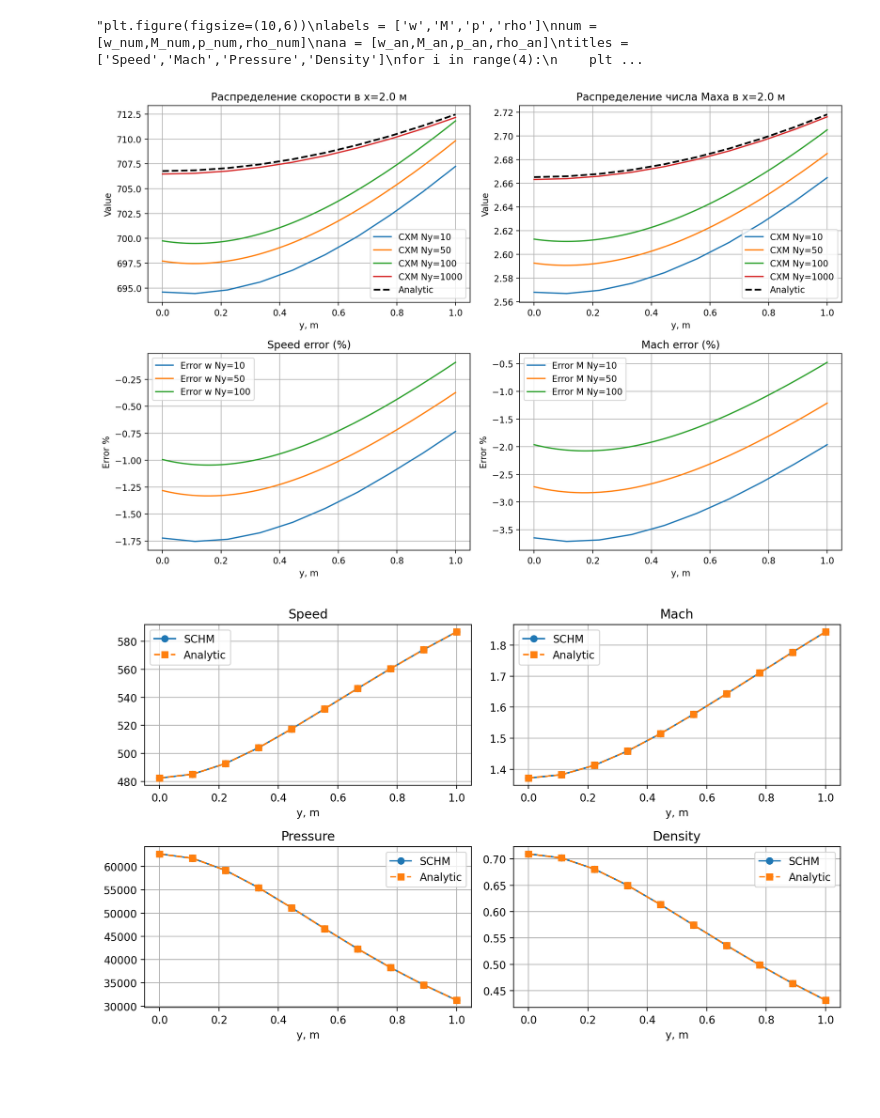
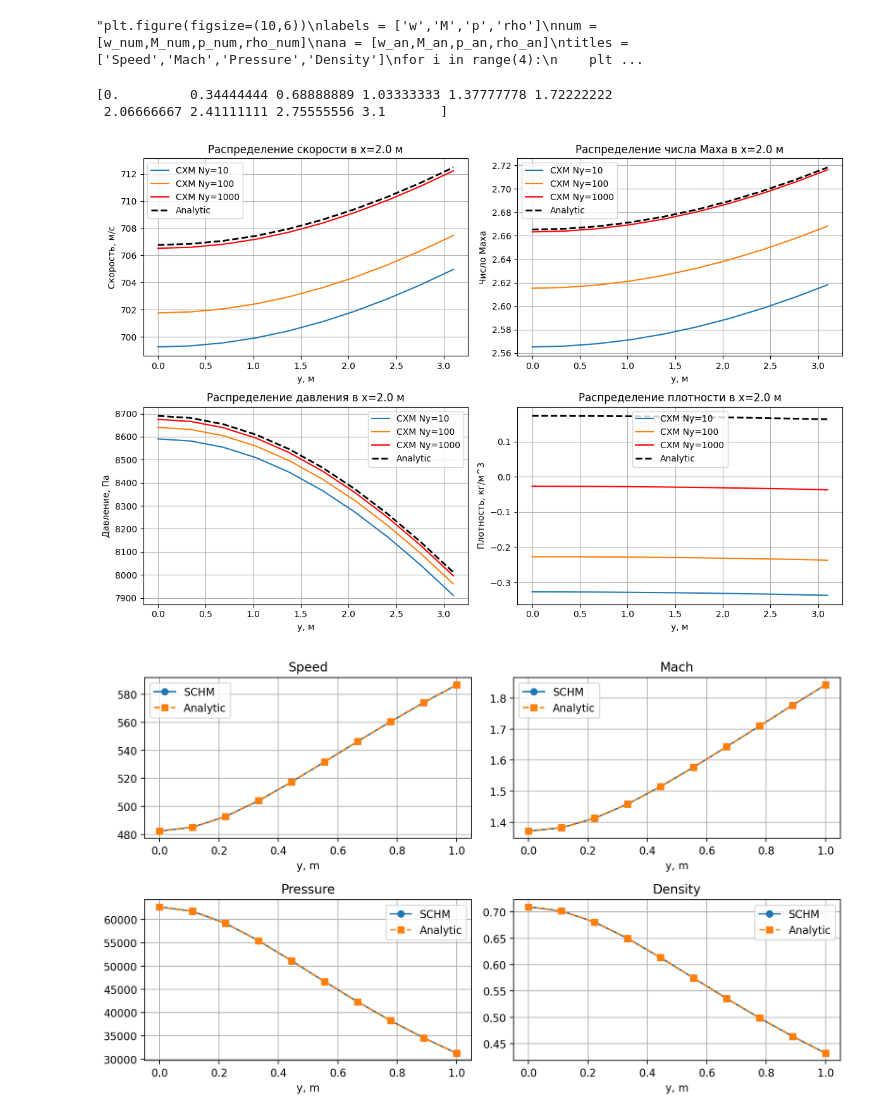
Before and after one commit to KirillZHur/diploma, a Jupyter notebook: src/notebooks/gcm_all.ipynb, the cells around one changed output. Saved outputs shown, nothing was run; the diff lists cells and outputs as text; code cells hidden in the pictures; blank space fills up the shorter version.

```diff
--- a/src/notebooks/gcm_all.ipynb
+++ b/src/notebooks/gcm_all.ipynb
@@ -135,8 +135,12 @@ def ZeidelMethod(matrix, b, eps):
 import matplotlib.pyplot as plt
 import numpy as np
 
+
 def top_wall(x):
-    return h0 + (h1 - h0)*(x/L)
+    t = np.clip(x / L, 0, 1) # нормируем x в [0,1]
+    return h0 + (h1 - h0) * (1 - np.cos(np.pi * t)) / 2
+
+
 
 # Геометрия канала
 #L, h0, h1 = 3.0, 1.0, 4.0
@@ -829,8 +917,17 @@ p_ref, rho_ref, M_ref = 62691.4, 0.7097, 1.372
 L, h0, h1 = 3.0, 1.0, 4.0
 Nx, Ny = 50, 10
 
+def top_wall(x):
+    return h0 + (h1 - h0)*(x/L)
+print(top_wall(1.1))
+
+
+#x0 = 0.0
+#y0 = np.linspace(0, top_wall(x0), num_points)
+
 x = np.linspace(0, L, Nx+1)
-y0 = np.linspace(0, h0, Ny)
+y0 = np.linspace(0, 1.078, Ny)
+print(y0)
 
 u   = np.zeros((Nx+1, Ny))
 v   = np.zeros((Nx+1, Ny))
@@ -1364,52 +1649,63 @@ plt.show()'''
 # %% [output]
 "plt.figure(figsize=(10,6))\nlabels = ['w','M','p','rho']\nnum = [w_num,M_num,p_num,rho_num]\nana = [w_an,M_an,p_an,rho_an]\ntitles = ['Speed','Mach','Pressure','Density']\nfor i in range(4):\n    plt ...
 # %%
-Ny_list = [10,50,100,1000]
-
+Ny_list = [10,100,1000]
+#data[Ny] = (y, w_num, M_num, w_an, M_an, p_num, rho_num, p_an, rho_an)
 
 fig, axes = plt.subplots(2,2, figsize=(12,8))
 (ax_w, ax_M), (ax_ew, ax_eM) = axes
 
 
 for Ny in Ny_list:
-    y, w_num, M_num, w_an, M_an, _, _ = data[Ny]
+    y, w_num, M_num, w_an, M_an, _, _, _, _ = data[Ny]
     ax_w.plot(y, w_num, label=f'СХМ Ny={Ny}')
     ax_M.plot(y, M_num, label=f'СХМ Ny={Ny}')
 
 y0 = data[Ny_list[0]][0]
-
+print(y0)
 
 ax_w.plot(y0, data[Ny_list[0]][3], 'k--', lw=2, label='Analytic')
 ax_M.plot(y0, data[Ny_list[0]][4], 'k--', lw=2, label='Analytic')
 
 
 
 ax_w.set_title('Распределение скорости в x=2.0 м')
 ax_M.set_title('Распределение числа Маха в x=2.0 м')
 for ax in (ax_w, ax_M):
-    ax.set_xlabel('y, m')
-    ax.set_ylabel('Value')
+    ax.set_xlabel('y, м')
+    if ax == ax_w:
+      ax.set_ylabel('Скорость, м/с')
+    else:
+      ax.set_ylabel('Число Маха')
     ax.grid(True)
     ax.legend()
 
 
 for Ny in Ny_list:
-    y, _, _, _, _, err_w, err_M = data[Ny]
-    ax_ew.plot(y, err_w, label=f'Error w Ny={Ny}')
-    ax_eM.plot(y, err_M, label=f'Error M Ny={Ny}')
+    y, _, _, _, _, p_num, rho_num, p_an, rho_an = data[Ny]
+    ax_ew.plot(y, p_num, label=f'СХМ Ny={Ny}')
+    ax_eM.plot(y, rho_num, label=f'СХМ Ny={Ny}')
 
-ax_ew.set_title('Speed error (%)')
-ax_eM.set_title('Mach error (%)')
+ax_ew.plot(y0, data[Ny_list[0]][7], 'k--', lw=2, label='Analytic')
+ax_eM.plot(y0, data[Ny_list[0]][8], 'k--', lw=2, label='Analytic')
+
+ax_ew.set_title('Распределение давления в x=2.0 м')
+ax_eM.set_title('Распределение плотности в x=2.0 м')
 for ax in (ax_ew, ax_eM):
-    ax.set_xlabel('y, m')
-    ax.set_ylabel('Error %')
+    ax.set_xlabel('y, м')
+    if ax == ax_ew:
+      ax.set_ylabel('Давление, Па')
+    else:
+      ax.set_ylabel('Плотность, кг/м^3')
     ax.grid(True)
     ax.legend()
 
 plt.tight_layout()
 plt.show()
 # %% [output]
+[0.         0.34444444 0.68888889 1.03333333 1.37777778 1.72222222
+ 2.06666667 2.41111111 2.75555556 3.1       ]
-[figure, old version]
+[figure, new version]
 # %%
 import numpy as np
 import matplotlib.pyplot as plt
```
Also changed, not shown: parts of 9 cells of this notebook, 4 other files.
